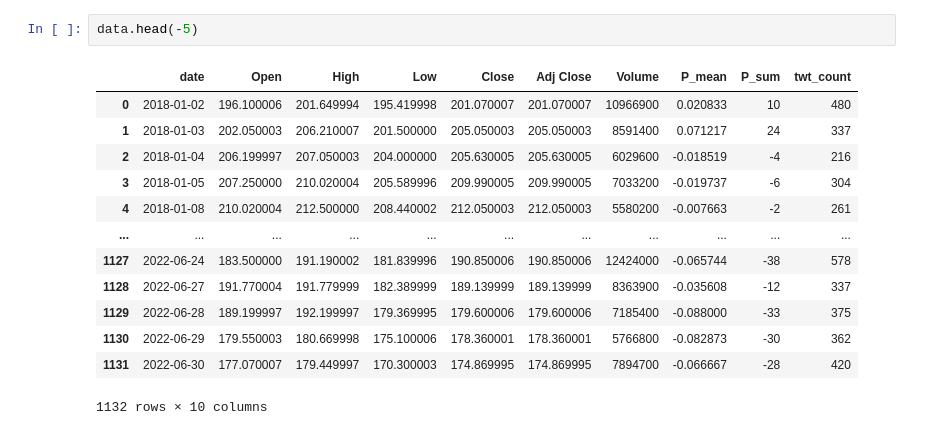
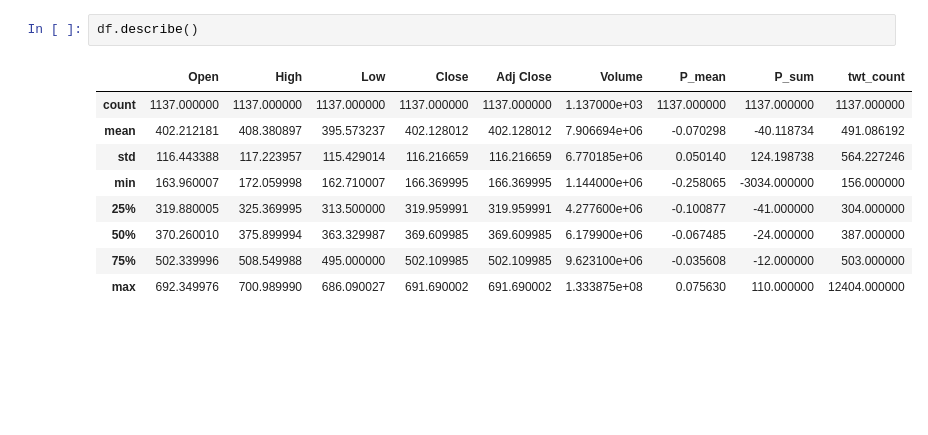
Before and after one commit to Journee-Kim/Netflix-stock-predict-twitter-sentiment-analysis, a Jupyter notebook: EDA.ipynb, the cells around one changed output. Saved outputs shown, nothing was run; the diff lists cells and outputs as text; blank space fills up the shorter version.

```diff
--- a/EDA.ipynb
+++ b/EDA.ipynb
@@ -46,16 +37,12 @@ memory usage: 89.0+ KB
-# %%
-data.head(-5)
-# %% [output]
-|  | date | Open | High | Low | Close | Adj Close | Volume | P_mean | P_sum | twt_count |
-| 0 | 2018-01-02 | 196.100006 | 201.649994 | 195.419998 | 201.070007 | 201.070007 | 10966900 | 0.020833 | 10 | 480 |
-| 1 | 2018-01-03 | 202.050003 | 206.210007 | 201.500000 | 205.050003 | 205.050003 | 8591400 | 0.071217 | 24 | 337 |
-| 2 | 2018-01-04 | 206.199997 | 207.050003 | 204.000000 | 205.630005 | 205.630005 | 6029600 | -0.018519 | -4 | 216 |
-| 3 | 2018-01-05 | 207.250000 | 210.020004 | 205.589996 | 209.990005 | 209.990005 | 7033200 | -0.019737 | -6 | 304 |
-| 4 | 2018-01-08 | 210.020004 | 212.500000 | 208.440002 | 212.050003 | 212.050003 | 5580200 | -0.007663 | -2 | 261 |
-| ... | ... | ... | ... | ... | ... | ... | ... | ... | ... | ... |
-| 1127 | 2022-06-24 | 183.500000 | 191.190002 | 181.839996 | 190.850006 | 190.850006 | 12424000 | -0.065744 | -38 | 578 |
-| 1128 | 2022-06-27 | 191.770004 | 191.779999 | 182.389999 | 189.139999 | 189.139999 | 8363900 | -0.035608 | -12 | 337 |
-| 1129 | 2022-06-28 | 189.199997 | 192.199997 | 179.369995 | 179.600006 | 179.600006 | 7185400 | -0.088000 | -33 | 375 |
-| 1130 | 2022-06-29 | 179.550003 | 180.669998 | 175.100006 | 178.360001 | 178.360001 | 5766800 | -0.082873 | -30 | 362 |
-| 1131 | 2022-06-30 | 177.070007 | 179.449997 | 170.300003 | 174.869995 | 174.869995 | 7894700 | -0.066667 | -28 | 420 |
-1132 rows × 10 columns
+# %%
+df.describe()
+# %% [output]
+|  | Open | High | Low | Close | Adj Close | Volume | P_mean | P_sum | twt_count |
+| count | 1137.000000 | 1137.000000 | 1137.000000 | 1137.000000 | 1137.000000 | 1.137000e+03 | 1137.000000 | 1137.000000 | 1137.000000 |
+| mean | 402.212181 | 408.380897 | 395.573237 | 402.128012 | 402.128012 | 7.906694e+06 | -0.070298 | -40.118734 | 491.086192 |
+| std | 116.443388 | 117.223957 | 115.429014 | 116.216659 | 116.216659 | 6.770185e+06 | 0.050140 | 124.198738 | 564.227246 |
+| min | 163.960007 | 172.059998 | 162.710007 | 166.369995 | 166.369995 | 1.144000e+06 | -0.258065 | -3034.000000 | 156.000000 |
+| 25% | 319.880005 | 325.369995 | 313.500000 | 319.959991 | 319.959991 | 4.277600e+06 | -0.100877 | -41.000000 | 304.000000 |
+| 50% | 370.260010 | 375.899994 | 363.329987 | 369.609985 | 369.609985 | 6.179900e+06 | -0.067485 | -24.000000 | 387.000000 |
+| 75% | 502.339996 | 508.549988 | 495.000000 | 502.109985 | 502.109985 | 9.623100e+06 | -0.035608 | -12.000000 | 503.000000 |
+| max | 692.349976 | 700.989990 | 686.090027 | 691.690002 | 691.690002 | 1.333875e+08 | 0.075630 | 110.000000 | 12404.000000 |
```
Also changed, not shown: parts of 10 cells of this notebook, 1 other file.
